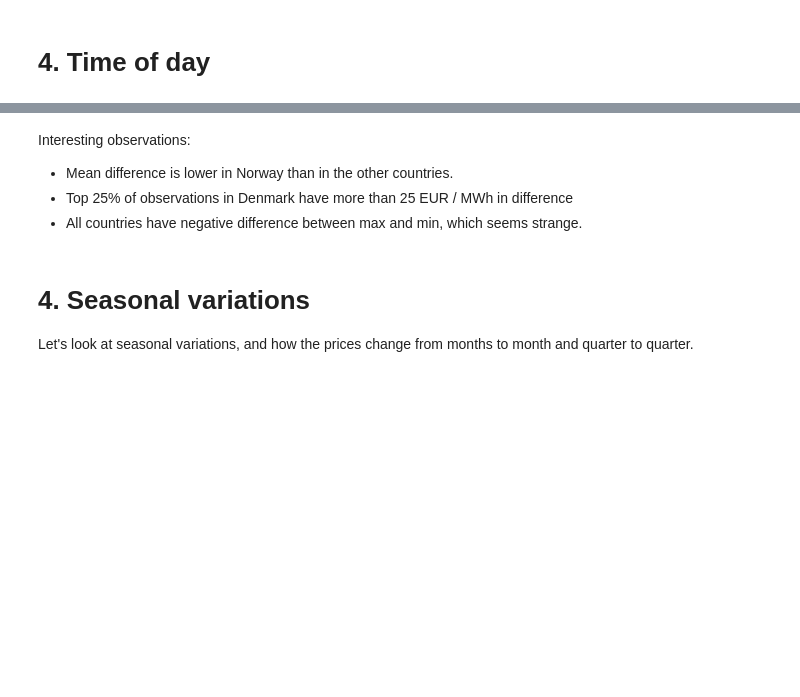
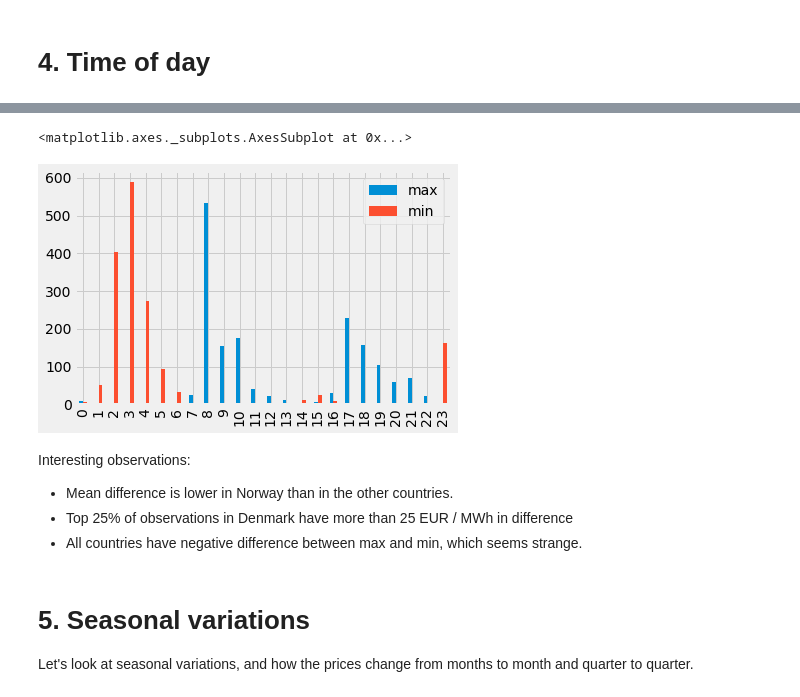
Before and after one commit to rasmusthog/nordpool-data-analysis, a Jupyter notebook: Nordpool Data Analysis.ipynb, the cells around one changed output, grey strips where cells are left out. Cells and saved outputs as stored; diff of their text form; code cells hidden in the pictures; blank space fills up the shorter version.

Commit message:
Add more time of day analysis

```diff
--- a/Nordpool Data Analysis.ipynb
+++ b/Nordpool Data Analysis.ipynb
@@ -208,0 +163,76 @@ Date             ...
+# %%
+# Resample data for Norway per day with .max() and .min() values extracted with time of extrema as index.
+
+elspot_df_norway = elspot_df[["Norway"]]
+elspot_df_norway_max = elspot_df_norway.loc[elspot_df_norway.groupby(pd.Grouper(freq="1d")).idxmax().iloc[:, 0]]
+elspot_df_norway_max["Hour"] = elspot_df_norway_max.index.hour
+
+elspot_df_norway_min = elspot_df_norway.loc[elspot_df_norway.groupby(pd.Grouper(freq="1d")).idxmin().iloc[:, 0]]
+elspot_df_norway_min["Hour"] = elspot_df_norway_min.index.hour
+
+# Resample data for Sweden per day with .max() and .min() values extracted with time of extrema as index.
+
+elspot_df_sweden = elspot_df[["Sweden"]]
+elspot_df_sweden_max = elspot_df_sweden.loc[elspot_df_sweden.groupby(pd.Grouper(freq="1d")).idxmax().iloc[:, 0]]
+elspot_df_sweden_min = elspot_df_sweden.loc[elspot_df_sweden.groupby(pd.Grouper(freq="1d")).idxmin().iloc[:, 0]]
+
+# Resample data for Denmark per day with .max() and .min() values extracted with time of extrema as index.
+
+elspot_df_denmark = elspot_df[["Denmark"]]
+elspot_df_denmark_max = elspot_df_denmark.loc[elspot_df_denmark.groupby(pd.Grouper(freq="1d")).idxmax().iloc[:, 0]]
+elspot_df_denmark_min = elspot_df_denmark.loc[elspot_df_denmark.groupby(pd.Grouper(freq="1d")).idxmin().iloc[:, 0]]
+
+# Resample data for Denmark per day with .max() and .min() values extracted with time of extrema as index.
+
+elspot_df_baltics_finland = elspot_df[["Baltics_Finland"]]
+elspot_df_baltics_finland_max = elspot_df_baltics_finland.loc[elspot_df_baltics_finland.groupby(pd.Grouper(freq="1d")).idxmax().iloc[:, 0]]
+elspot_df_baltics_finland_min = elspot_df_baltics_finland.loc[elspot_df_baltics_finland.groupby(pd.Grouper(freq="1d")).idxmin().iloc[:, 0]]
+
+
+
+# Plot histograms of max and min occurences
+
+#plt.subplot(2,1,1)
+
+hours = [x for x in range(0,24)]
+norway_max_min = pd.DataFrame(hours)
+
+norway_max_min["max"] = elspot_df_norway_max.groupby("Hour").count()
+norway_max_min["min"] = elspot_df_norway_min.groupby("Hour").count()
+norway_max_min = norway_max_min.fillna(0)
+norway_max_min = norway_max_min.drop(0, axis=1)
+
+norway_max_min.plot(kind="bar")
+
+#elspot_df_norway_max.groupby("Hour").count().plot(kind="bar", color="b")
+
+#plt.subplot(2,1,2)
+#elspot_df_norway_min.groupby("Hour").count().plot(kind="bar", color="r")
+
+#df.groupby(pd.TimeGrouper(freq='10Min')).count().plot(kind='bar')
+
+
+#elspot_df_diff = elspot_df_max.resample("1d").mean() - elspot_df_min.resample("1d").mean()
+
+# elspot_df_diff_neg = elspot_df_diff.loc[elspot_df_diff["SYS"] < 0]
+
+#print(elspot_df_diff_neg.head())
+
+#print(elspot_df["SYS"].loc["2014-06-19"])
+#print(elspot_df_max["SYS"].loc["2014-06-19"])
+#print(elspot_df_min["SYS"].loc["2014-06-19"])
+#elspot_df["SYS"].loc["2014-06-19"].plot()
+
+
+
+#plt.subplot(1,2,1)
+
+#ax = elspot_df_max["SYS"].plot()
+#elspot_df_min["SYS"].plot(ax=ax)
+
+#plt.subplot(1,2,2)
+
+#elspot_df_diff["SYS"].plot()
+
+#plt.tight_layout()
+# %% [output]
@@ -209,10 +248,12 @@ Date             ...
+<matplotlib.axes._subplots.AxesSubplot at 0x...>
+[figure, added]
 # %% [markdown]
 Interesting observations:
 - Mean difference is lower in Norway than in the other countries.
 - Top 25% of observations in Denmark have more than 25 EUR / MWh in difference
 - All countries have negative difference between max and min, which seems strange.
 # %% [markdown]
-# 4. Seasonal variations
+# 5. Seasonal variations
 
 Let's look at seasonal variations, and how the prices change from months to month and quarter to quarter.
 # %%
```
Also changed, not shown: parts of 4 cells of this notebook.
